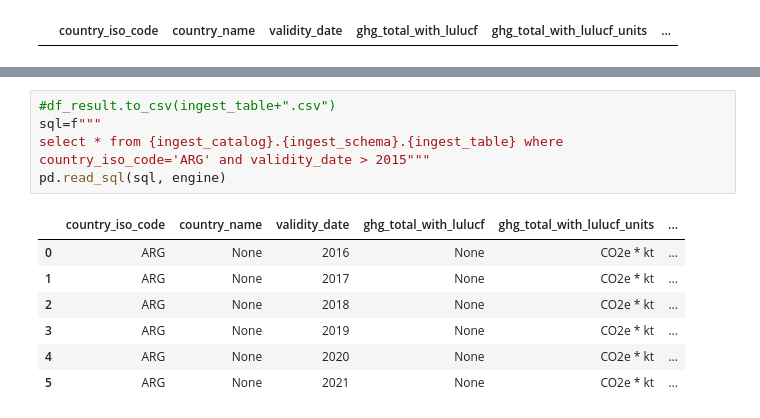
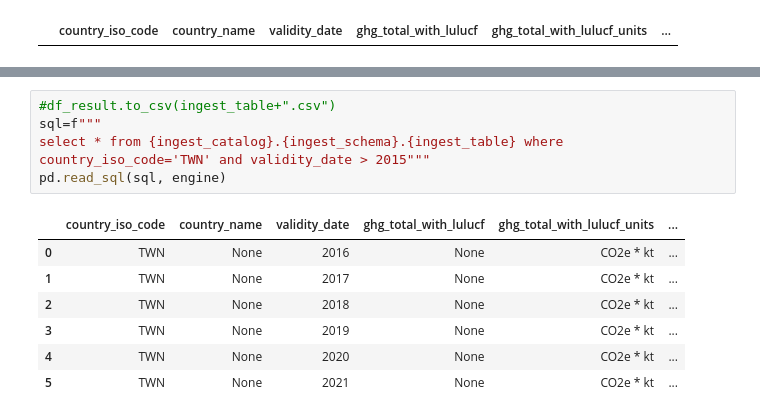
Before and after one commit to os-climate/PCAF-sovereign-footprint, a Jupyter notebook: notebooks/calc_UNFCCC_sovereign_emissions.ipynb, the cells around one changed output, grey strips where cells are left out. Saved outputs shown, nothing was run; the diff lists cells and outputs as text.

```diff
--- a/notebooks/calc_UNFCCC_sovereign_emissions.ipynb
+++ b/notebooks/calc_UNFCCC_sovereign_emissions.ipynb
@@ -519,13 +537,13 @@ batch insert result: [(824,)]
 # %%
 #df_result.to_csv(ingest_table+".csv")
 sql=f"""
-select * from {ingest_catalog}.{ingest_schema}.{ingest_table} where country_iso_code='ARG' and validity_date > 2015"""
+select * from {ingest_catalog}.{ingest_schema}.{ingest_table} where country_iso_code='TWN' and validity_date > 2015"""
 pd.read_sql(sql, engine)
 # %% [output]
 |  | country_iso_code | country_name | validity_date | ghg_total_with_lulucf | ghg_total_with_lulucf_units | ... |
-| 0 | ARG | None | 2016 | None | CO2e * kt | ... |
-| 1 | ARG | None | 2017 | None | CO2e * kt | ... |
-| 2 | ARG | None | 2018 | None | CO2e * kt | ... |
-| 3 | ARG | None | 2019 | None | CO2e * kt | ... |
-| 4 | ARG | None | 2020 | None | CO2e * kt | ... |
-| 5 | ARG | None | 2021 | None | CO2e * kt | ... |
+| 0 | TWN | None | 2016 | None | CO2e * kt | ... |
+| 1 | TWN | None | 2017 | None | CO2e * kt | ... |
+| 2 | TWN | None | 2018 | None | CO2e * kt | ... |
+| 3 | TWN | None | 2019 | None | CO2e * kt | ... |
+| 4 | TWN | None | 2020 | None | CO2e * kt | ... |
+| 5 | TWN | None | 2021 | None | CO2e * kt | ... |
```
Also changed, not shown: parts of 11 cells of this notebook, 6 other files.
